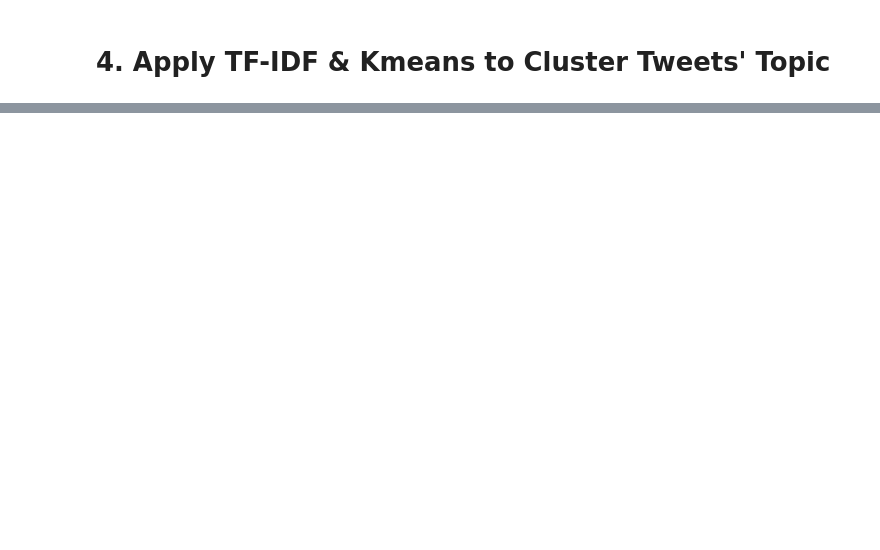
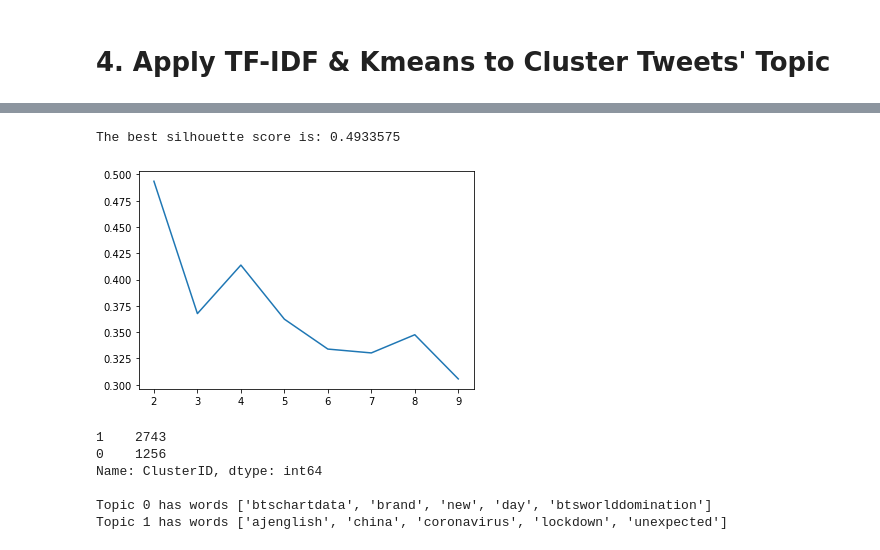
Before and after one commit to kxh001/CS226-Project, a Jupyter notebook: Tweets Analysis.ipynb, the cells around one changed output, grey strips where cells are left out. Cells and saved outputs as stored; diff of their text form; code cells hidden in the pictures; blank space fills up the shorter version.

```diff
--- a/Tweets Analysis.ipynb
+++ b/Tweets Analysis.ipynb
@@ -311,0 +379,20 @@ Cluster 1 : Words :
+# %%
+import gensim
+from gensim.models.doc2vec import TaggedDocument
+taggeddocs = []
+tag2tweetmap = {}
+for index,i in enumerate(cleaned_tweets):
+    if len(i) > 2: # Non empty tweets
+        tag = u'SENT_{:d}'.format(index)
+        sentence = TaggedDocument(words=gensim.utils.to_unicode(i).split(), tags=[tag])
+        tag2tweetmap[tag] = i
+        taggeddocs.append(sentence)
+
+
+model = gensim.models.Doc2Vec(taggeddocs, dm=0, alpha=0.001, vector_size=50)
+for epoch in range(100):
+    if epoch % 10 == 0:
+        print('Now training epoch %s' % epoch)
+    model.train(taggeddocs, total_examples=model.corpus_count, epochs=model.iter)
+#     model.alpha -= 0.002  # decrease the learning rate
+#     model.min_alpha = model.alpha  # fix the learning rate, no decay
@@ -311,0 +410,39 @@ Cluster 1 : Words :
+# %%
+dataSet = model.docvecs.doctag_syn0
+# Determine the best # of clusters of KMeans by Silhouette Coefficient
+from sklearn import metrics
+SC = []
+for num_clusters in range(2,10):
+    km = KMeans(n_clusters=num_clusters)
+    km.fit(dataSet)
+    SC.append(metrics.silhouette_score(dataSet,km.labels_))
+plt.plot(range(2,10),SC)
+print("The best silhouette score is:", SC[0])
+# %% [output]
+The best silhouette score is: 0.4933575
+[figure, added]
+# %%
+km = KMeans(n_clusters=2)
+centroidIndx = km.fit_predict(dataSet)
+cluster_df = pd.DataFrame()
+cluster_df['ClusterID'] = centroidIndx
+print(cluster_df['ClusterID'].value_counts(),"\n")
+topic2wordsmap = {}
+for i, val in enumerate(dataSet):
+    tag = model.docvecs.index_to_doctag(i)
+    topic = centroidIndx[i]
+    if topic in topic2wordsmap.keys():
+        for w in (tag2tweetmap[tag].split()):
+            topic2wordsmap[topic].append(w)
+    else:
+        topic2wordsmap[topic] = []
+for i in topic2wordsmap:
+    words = topic2wordsmap[i]
+    print("Topic {} has words {}".format(i, words[:5]))
+# %% [output]
+1    2743
+0    1256
+Name: ClusterID, dtype: int64
+
+Topic 0 has words ['btschartdata', 'brand', 'new', 'day', 'btsworlddomination']
+Topic 1 has words ['ajenglish', 'china', 'coronavirus', 'lockdown', 'unexpected']
```
Also changed, not shown: parts of 31 cells of this notebook.
